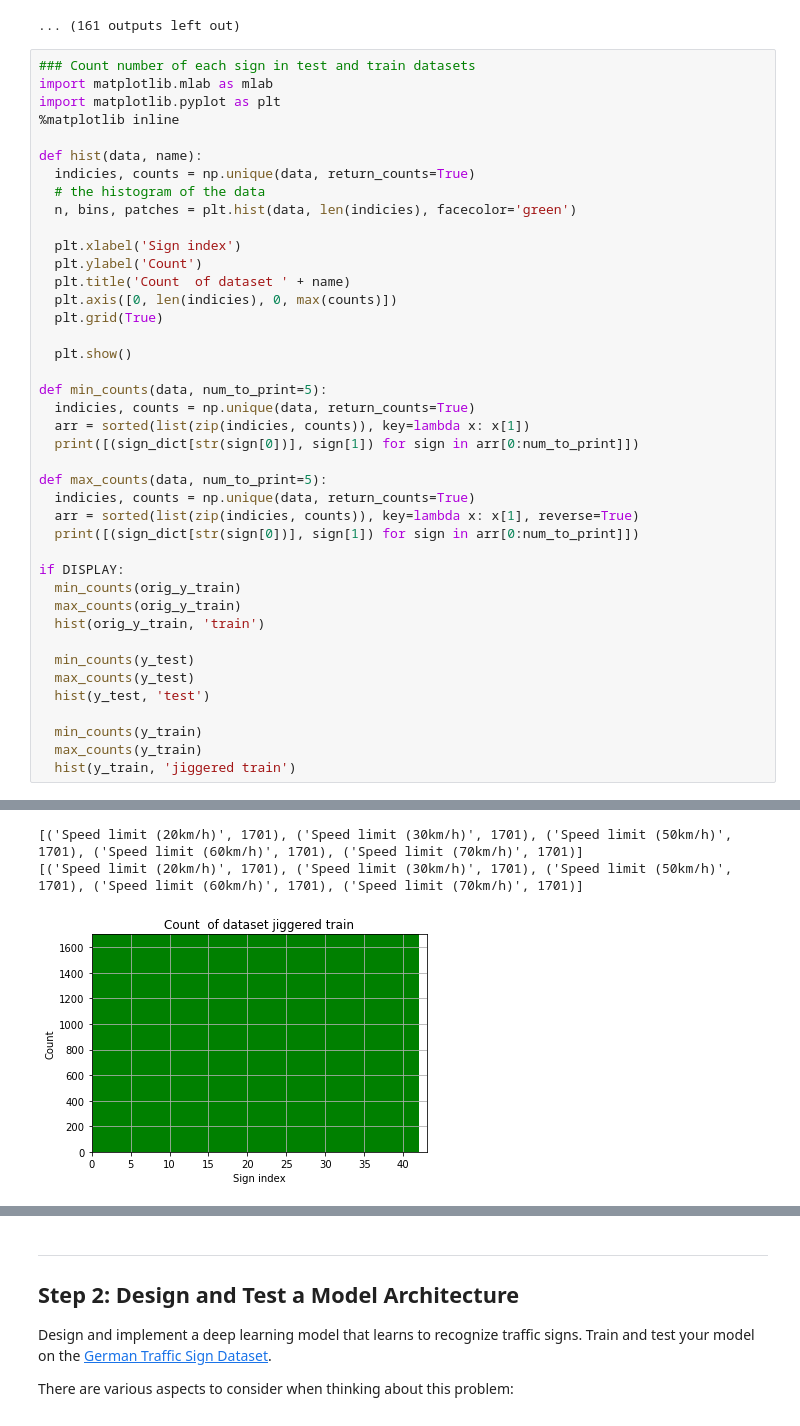
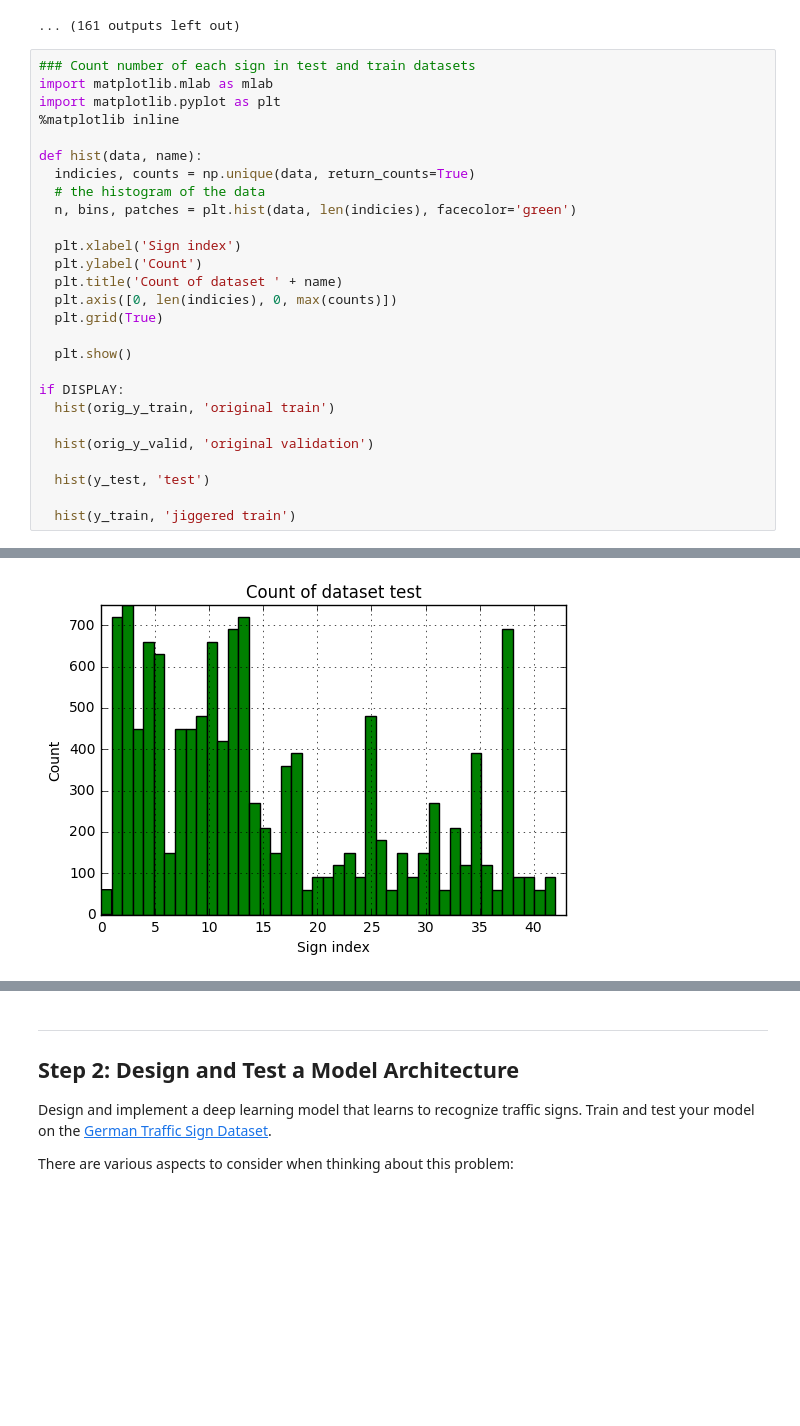
Before and after one commit to kyle-dorman/CarND-Traffic-Sign-Classifier-Project, a Jupyter notebook: iterations/Traffic_Sign_Classifier_3.ipynb, the cells around one changed output, grey strips where cells are left out. Saved outputs shown, nothing was run; the diff lists cells and outputs as text; blank space fills up the shorter version.

```diff
--- a/iterations/Traffic_Sign_Classifier_3.ipynb
+++ b/iterations/Traffic_Sign_Classifier_3.ipynb
@@ -195,32 +203,18 @@ def hist(data, name):
 
   plt.xlabel('Sign index')
   plt.ylabel('Count')
-  plt.title('Count  of dataset ' + name)
+  plt.title('Count of dataset ' + name)
   plt.axis([0, len(indicies), 0, max(counts)])
   plt.grid(True)
 
   plt.show()
 
-def min_counts(data, num_to_print=5):
-  indicies, counts = np.unique(data, return_counts=True)
-  arr = sorted(list(zip(indicies, counts)), key=lambda x: x[1])
-  print([(sign_dict[str(sign[0])], sign[1]) for sign in arr[0:num_to_print]])
+if DISPLAY:
+  hist(orig_y_train, 'original train')
 
-def max_counts(data, num_to_print=5):
-  indicies, counts = np.unique(data, return_counts=True)
-  arr = sorted(list(zip(indicies, counts)), key=lambda x: x[1], reverse=True)
-  print([(sign_dict[str(sign[0])], sign[1]) for sign in arr[0:num_to_print]])
+  hist(orig_y_valid, 'original validation')
 
-if DISPLAY:
-  min_counts(orig_y_train)
-  max_counts(orig_y_train)
-  hist(orig_y_train, 'train')
-
-  min_counts(y_test)
-  max_counts(y_test)
   hist(y_test, 'test')
 
-  min_counts(y_train)
-  max_counts(y_train)
   hist(y_train, 'jiggered train')
 # %% [output]
@@ -233,3 +223 @@ if DISPLAY:
-[('Speed limit (20km/h)', 1701), ('Speed limit (30km/h)', 1701), ('Speed limit (50km/h)', 1701), ('Speed limit (60km/h)', 1701), ('Speed limit (70km/h)', 1701)]
-[('Speed limit (20km/h)', 1701), ('Speed limit (30km/h)', 1701), ('Speed limit (50km/h)', 1701), ('Speed limit (60km/h)', 1701), ('Speed limit (70km/h)', 1701)]
-[figure, old version]
+[figure, new version]
```
Also changed, not shown: parts of 12 cells of this notebook, 1 other file.
